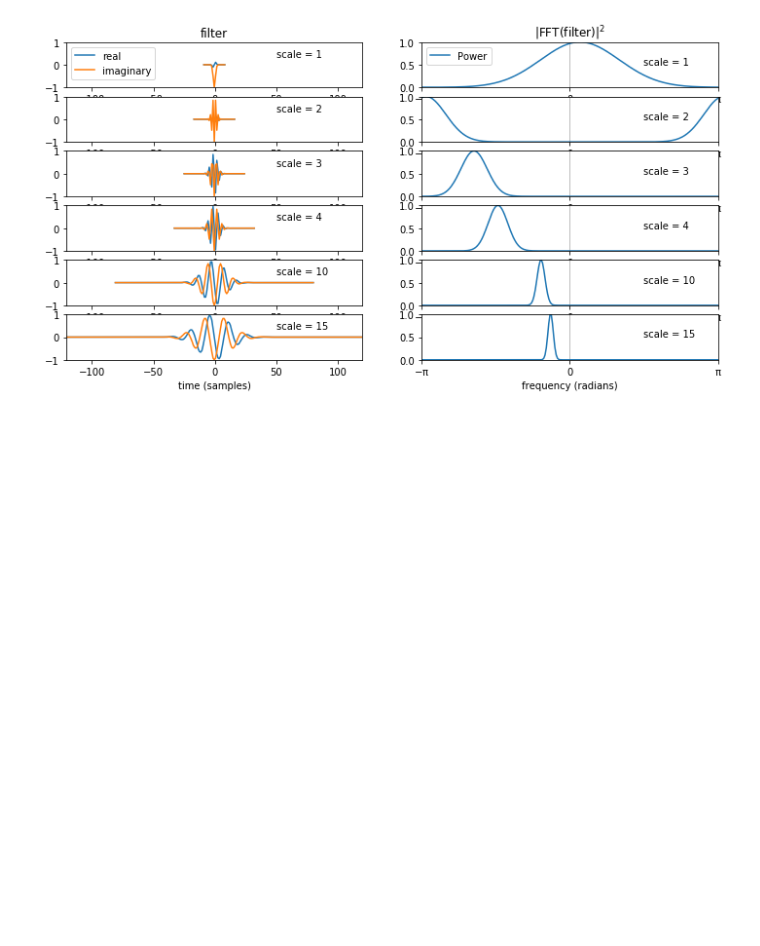
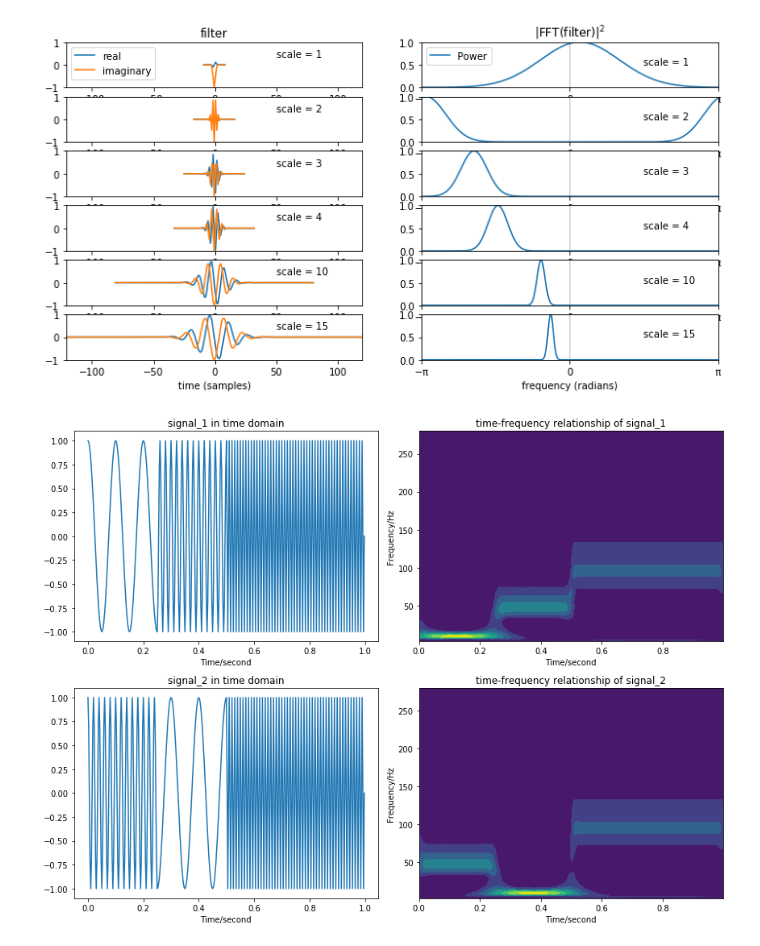
Before and after one commit to ChihHsiangChien/waveletStudy, a Jupyter notebook: 訊號產生.ipynb, the cells around one changed output. Drawn from its saved outputs; the diff is of its cells as text; code cells hidden in the pictures; blank space fills up the shorter version.

```diff
--- a/訊號產生.ipynb
+++ b/訊號產生.ipynb
@@ -544,3 +544,47 @@ findfont: Font family ['cmss10'] not found. Falling back to DejaVu Sans.
 findfont: Font family ['cmex10'] not found. Falling back to DejaVu Sans.
 findfont: Font family ['DejaVu Sans Display'] not found. Falling back to DejaVu Sans.
 [figure]
+# %%
+import numpy as np
+import matplotlib.pyplot as plt
+import pywt
+
+t = np.linspace(0, 1, 400, endpoint=False)
+cond = [t<0.25, (t>=0.25)&(t<0.5), t>=0.5]
+f1 = lambda t: np.cos(2*np.pi*10*t)
+f2 = lambda t: np.cos(2*np.pi*50*t)
+f3 = lambda t: np.cos(2*np.pi*100*t)
+
+y1 = np.piecewise(t, cond, [f1, f2, f3])
+y2 = np.piecewise(t, cond, [f2, f1, f3])
+
+cwtmatr1, freqs1 = pywt.cwt(y1, np.arange(1, 100), 'cgau8', 1/400)
+cwtmatr2, freqs2 = pywt.cwt(y2, np.arange(1, 100), 'cgau8', 1/400)
+
+plt.figure(figsize=(12, 9))
+plt.subplot(221)
+plt.plot(t, y1)
+plt.title('signal_1 in time domain')
+plt.xlabel('Time/second')
+
+plt.subplot(222)
+plt.contourf(t, freqs1, abs(cwtmatr1))
+plt.title('time-frequency relationship of signal_1')
+plt.xlabel('Time/second')
+plt.ylabel('Frequency/Hz')
+
+plt.subplot(223)
+plt.plot(t, y2)
+plt.title('signal_2 in time domain')
+plt.xlabel('Time/second')
+
+plt.subplot(224)
+plt.contourf(t, freqs2, abs(cwtmatr2))
+plt.title('time-frequency relationship of signal_2')
+plt.xlabel('Time/second')
+plt.ylabel('Frequency/Hz')
+
+plt.tight_layout()
+plt.show()
+# %% [output]
+[figure, added]
```
Also changed, not shown: parts of 3 cells of this notebook.
